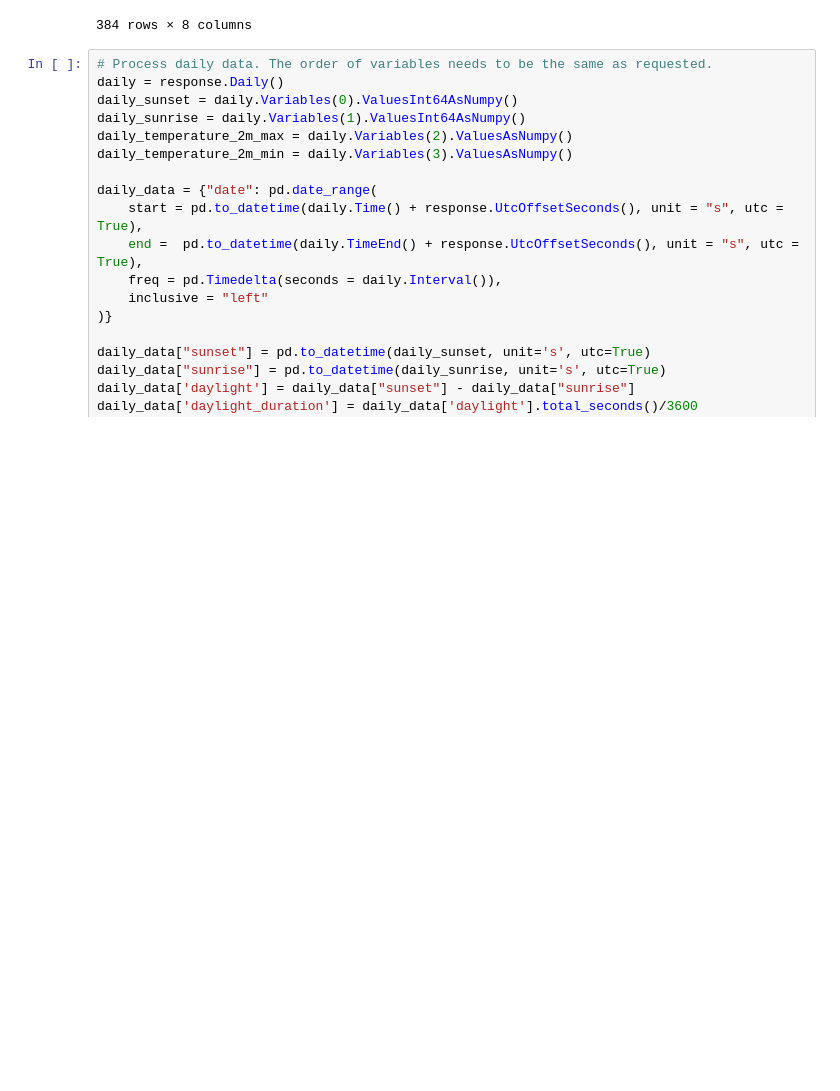
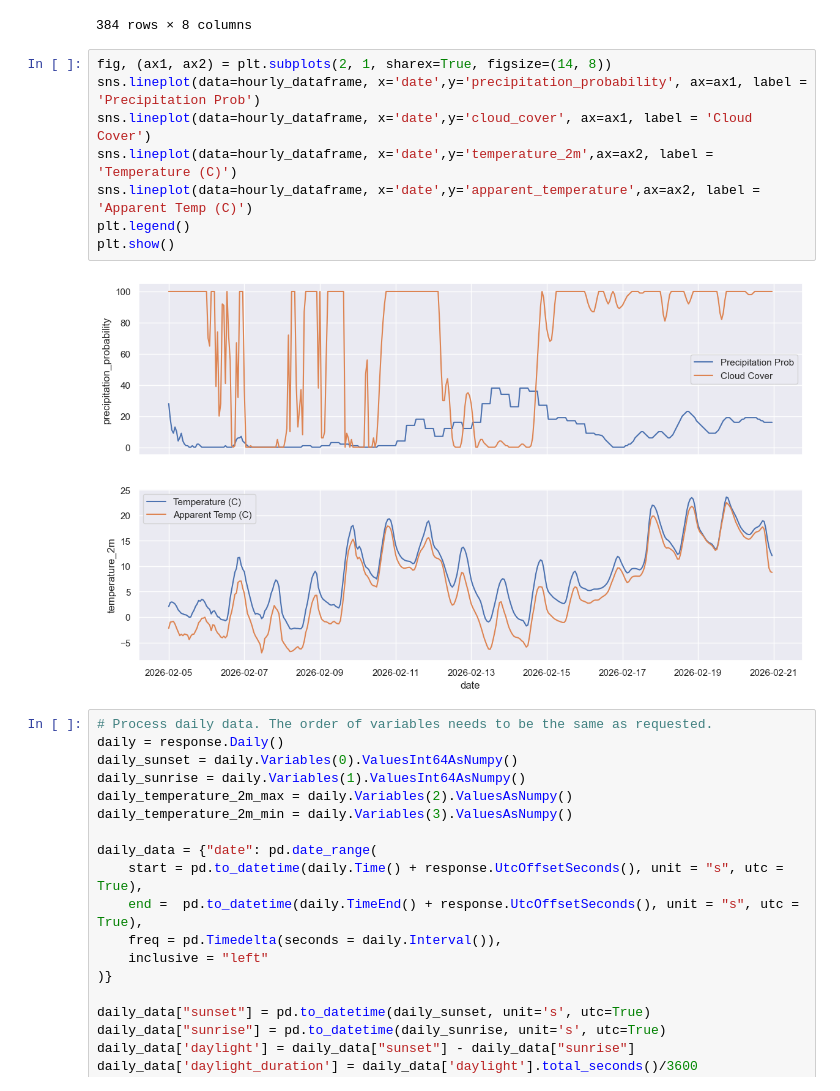
Before and after one commit to Murphysics1/solar_project, a Jupyter notebook: weather_data.ipynb, the cells around one changed output. Drawn from its saved outputs; the diff is of its cells as text; blank space fills up the shorter version.

```diff
--- a/weather_data.ipynb
+++ b/weather_data.ipynb
@@ -88,6 +86,16 @@ Hourly data
 | 382 | 2026-02-20 22:00:00+00:00 | 12.798 | 79.0 | 100.0 | 16.0 | 0.0 | ... |
 | 383 | 2026-02-20 23:00:00+00:00 | 12.098 | 80.0 | 100.0 | 16.0 | 0.0 | ... |
 384 rows × 8 columns
+# %%
+fig, (ax1, ax2) = plt.subplots(2, 1, sharex=True, figsize=(14, 8))
+sns.lineplot(data=hourly_dataframe, x='date',y='precipitation_probability', ax=ax1, label = 'Precipitation Prob')
+sns.lineplot(data=hourly_dataframe, x='date',y='cloud_cover', ax=ax1, label = 'Cloud Cover')
+sns.lineplot(data=hourly_dataframe, x='date',y='temperature_2m',ax=ax2, label = 'Temperature (C)')
+sns.lineplot(data=hourly_dataframe, x='date',y='apparent_temperature',ax=ax2, label = 'Apparent Temp (C)')
+plt.legend()
+plt.show()
+# %% [output]
+[figure, added]
 # %%
 # Process daily data. The order of variables needs to be the same as requested.
 daily = response.Daily()
```
Also changed, not shown: parts of 2 cells of this notebook.
